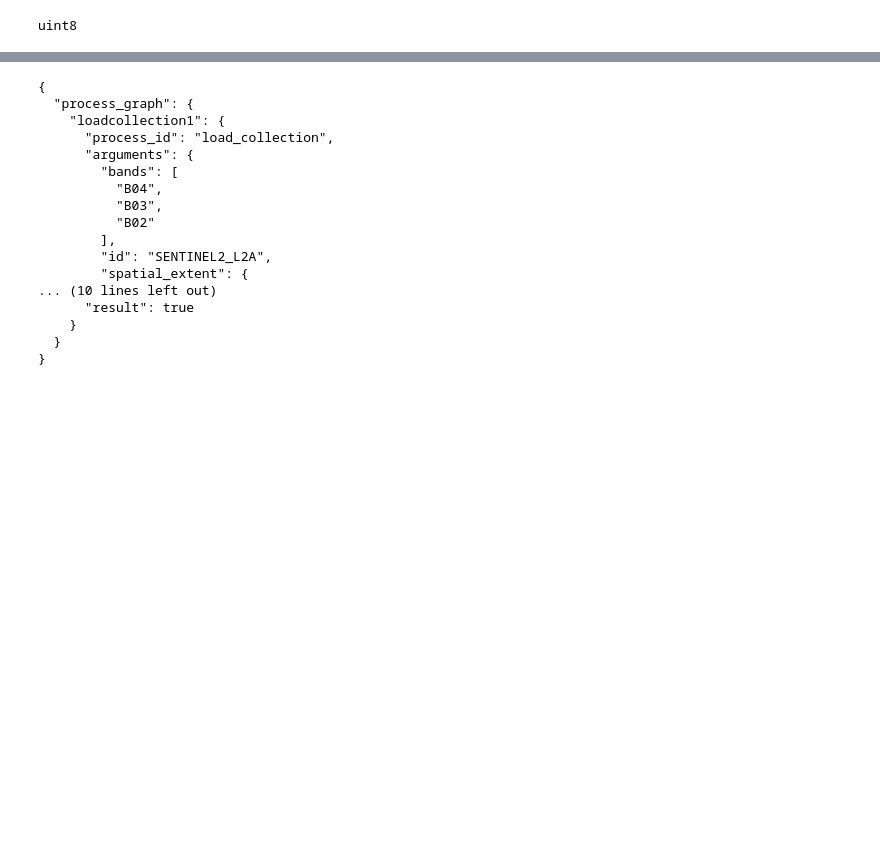
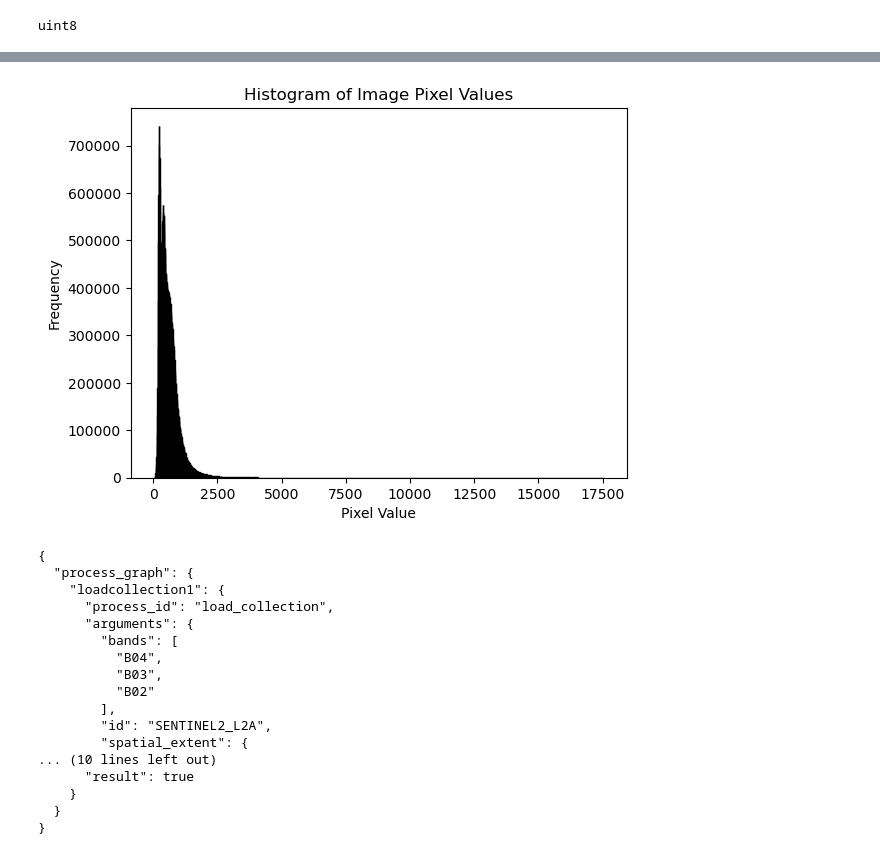
Before and after one commit to radtklau/Sentinel-Building-Segmentation, a Jupyter notebook: sentinel_data_test.ipynb, the cells around one changed output, grey strips where cells are left out. Cells and saved outputs as stored; diff of their text form; code cells hidden in the pictures; blank space fills up the shorter version.

```diff
--- a/sentinel_data_test.ipynb
+++ b/sentinel_data_test.ipynb
@@ -103,3 +103,7 @@ display_dist(clipped_image)
+# %%
+display_dist(image_array, 10, False)
+# %% [output]
+[figure, added]
 # %%
 datacube.print_json()
 # %% [output]
```
Also changed, not shown: parts of 4 cells of this notebook, 8 other files.
